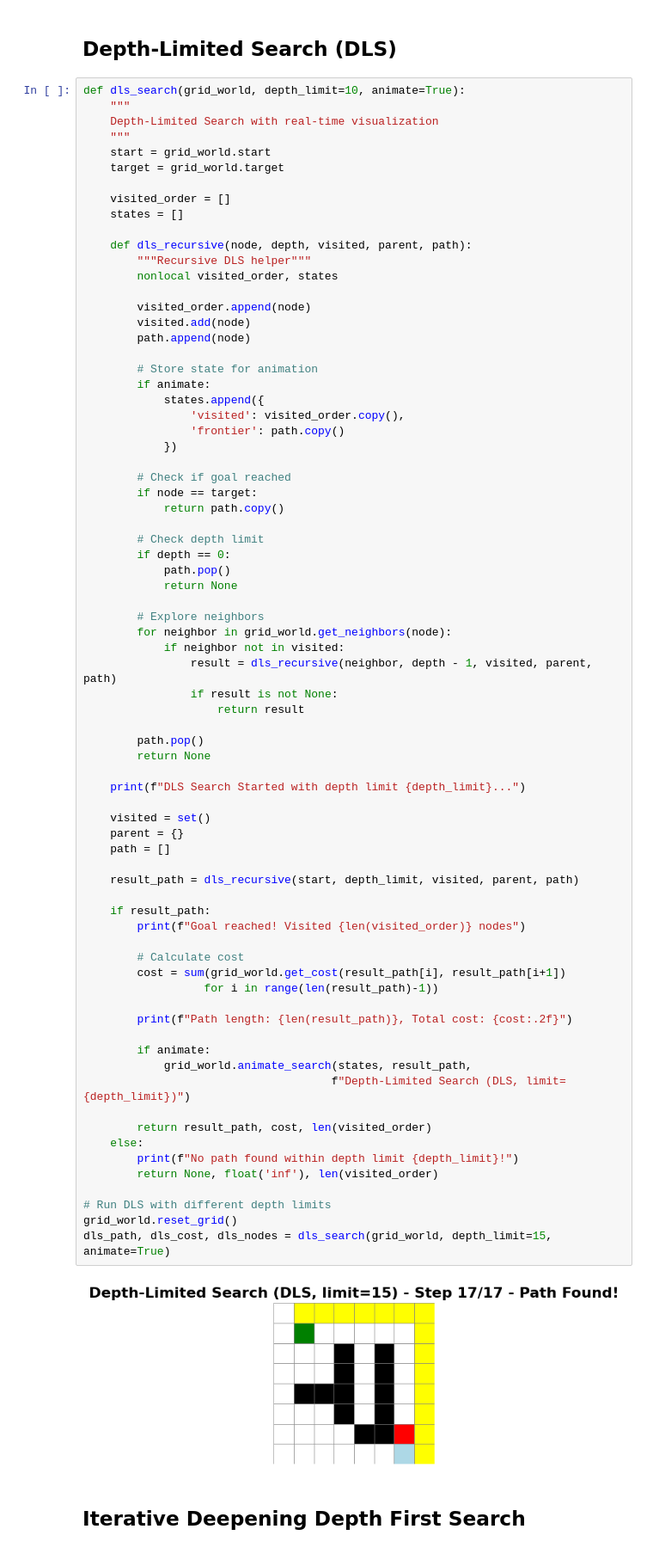
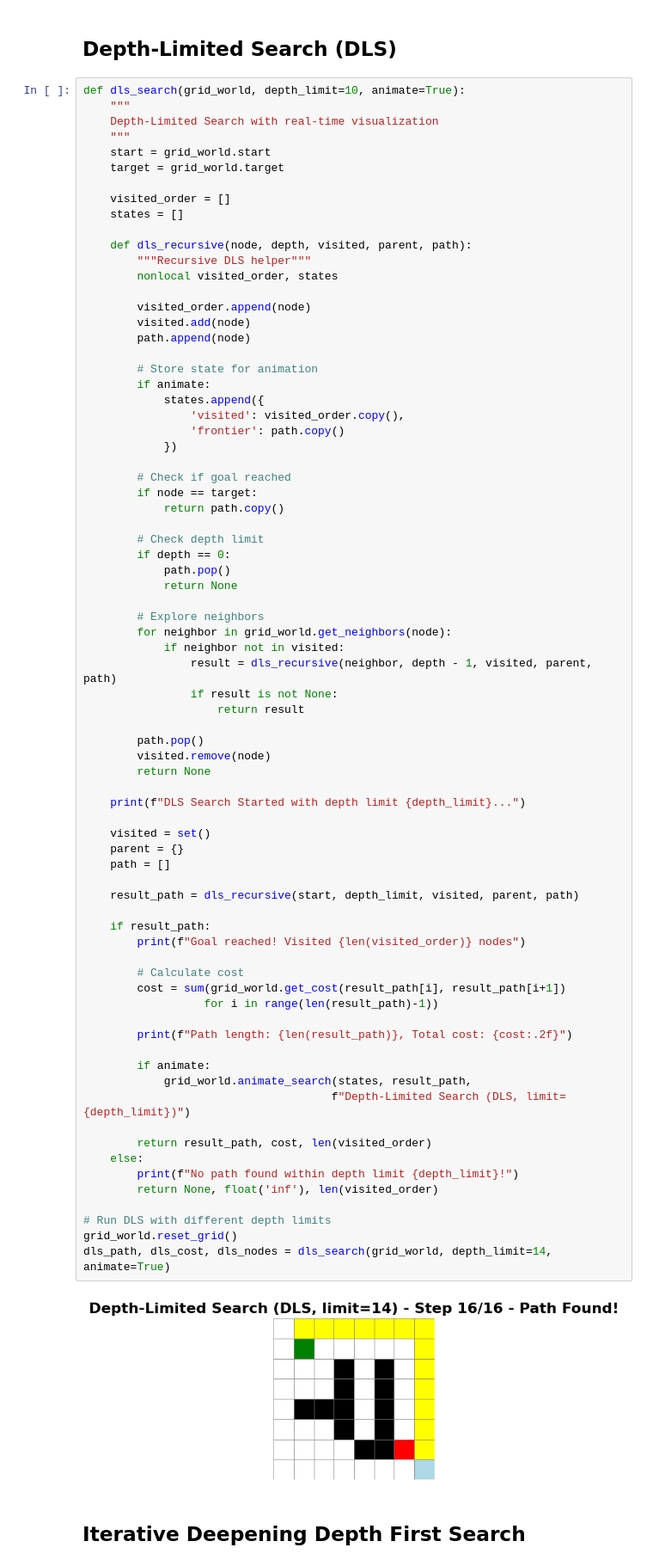
Before and after one commit to ranahusain/AIPathFinder, a Jupyter notebook: Q7.ipynb, the cells around one changed output. Shown at 86% size. Saved outputs shown, nothing was run; the diff lists cells and outputs as text.

```diff
--- a/Q7.ipynb
+++ b/Q7.ipynb
@@ -407,39 +407,40 @@ def dls_search(grid_world, depth_limit=10, animate=True):
                     return result
 
         path.pop()
+        visited.remove(node)
         return None
 
     print(f"DLS Search Started with depth limit {depth_limit}...")
 
     visited = set()
     parent = {}
     path = []
 
     result_path = dls_recursive(start, depth_limit, visited, parent, path)
 
     if result_path:
         print(f"Goal reached! Visited {len(visited_order)} nodes")
 
         # Calculate cost
         cost = sum(grid_world.get_cost(result_path[i], result_path[i+1])
                   for i in range(len(result_path)-1))
 
         print(f"Path length: {len(result_path)}, Total cost: {cost:.2f}")
 
         if animate:
             grid_world.animate_search(states, result_path,
                                      f"Depth-Limited Search (DLS, limit={depth_limit})")
 
         return result_path, cost, len(visited_order)
     else:
         print(f"No path found within depth limit {depth_limit}!")
         return None, float('inf'), len(visited_order)
 
 # Run DLS with different depth limits
 grid_world.reset_grid()
-dls_path, dls_cost, dls_nodes = dls_search(grid_world, depth_limit=15, animate=True)
+dls_path, dls_cost, dls_nodes = dls_search(grid_world, depth_limit=14, animate=True)
 # %% [output]
-[figure, old version]
+[figure, new version]
 # %% [markdown]
 ## Iterative Deepening Depth First Search
 # %%
```
Also changed, not shown: parts of 2 cells of this notebook.
